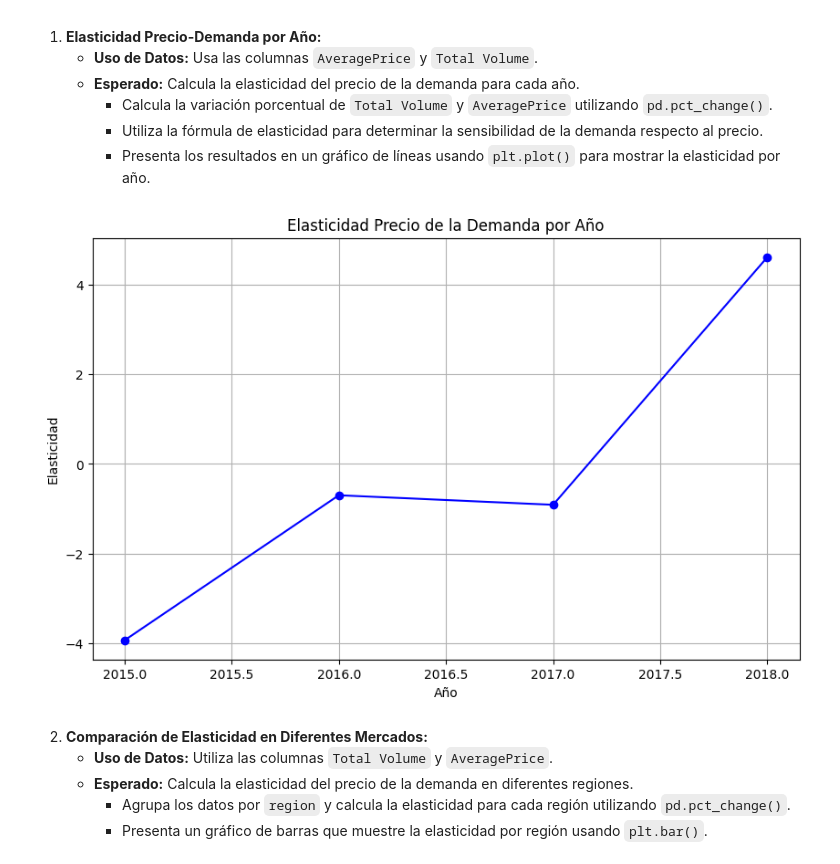
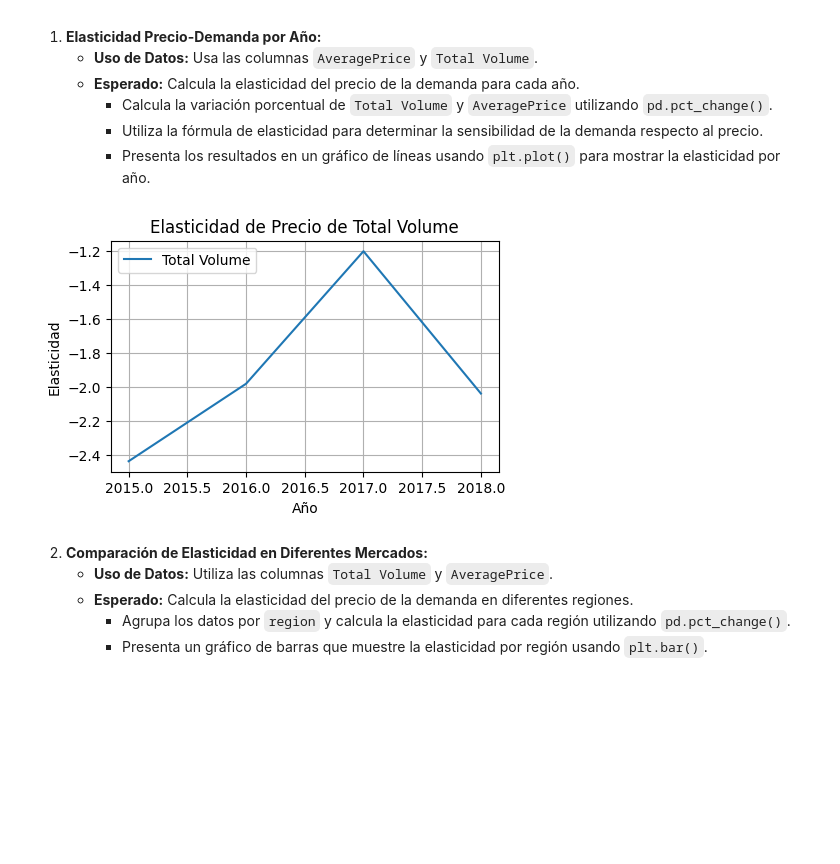
Before and after one commit to germanztz/data-science-uoc-avocado, a Jupyter notebook: german.ipynb, the cells around one changed output. Saved outputs shown, nothing was run; the diff lists cells and outputs as text; code cells hidden in the pictures; blank space fills up the shorter version.

```diff
--- a/german.ipynb
+++ b/german.ipynb
@@ -119,12 +127,15 @@ memory usage: 1.9+ MB
 | std | 15.481045 | NaN | 0.402677 | 3.453545e+06 | 1.264989e+06 | 1.204120e+06 | 1.074641e+05 | ... |
 # %%
 print("Observación importante! Existen datasets solapados que alteran los análisis, Separamos los datos por tipo de region")
+
+avocado['Missing Volume'] = avocado['Total Volume'] - avocado['Small Volume'] - avocado['Large Volume'] - avocado['XLarge Volume']
+avocado['Missing Bags'] = (avocado['Total Bags'] - avocado['Small Bags'] - avocado['Large Bags'] - avocado['XLarge Bags']).astype(int)
+
 
 avocado['region_type'] = 'local_region'
 avocado.loc[avocado.region == 'TotalUS', 'region_type'] = 'wide_region'
 group = ['West', 'California', 'SouthCentral', 'Northeast', 'Southeast', 'GreatLakes', 'Midsouth', 'Plains']
 avocado.loc[avocado.region.isin(group), 'region_type'] = 'middle_region'
-
 avocado.groupby('region_type')['region'].count()
 
 avo_local = avocado.loc[avocado.region_type == 'local_region']
@@ -418,31 +453,40 @@ $$
      - Utiliza la fórmula de elasticidad para determinar la sensibilidad de la demanda respecto al precio.
      - Presenta los resultados en un gráfico de líneas usando `plt.plot()` para mostrar la elasticidad por año.
 # %%
-def elasticity_anual(df):
-    # Calcular la variación porcentual para Total Volume y AveragePrice
-    df['Volume Change (%)'] = df['Total Volume'].pct_change()
-    df['Price Change (%)'] = df['AveragePrice'].pct_change()
-
+def get_price_elasticity(df, field):
+    # Calcular la variación porcentual para el Volumen y AveragePrice
+    field_pct_change = df[field].pct_change().dropna()
+    Price_pct_change = df['AveragePrice'].pct_change().dropna()
+    Elasticity = 'Elasticity '+field
     # Calcular la elasticidad del precio de la demanda
-    df['Elasticity'] = df['Volume Change (%)'] / df['Price Change (%)']
+    Elasticity = field_pct_change / Price_pct_change
 
     # Limpieza de datos inf , -inf  y NaN
-    df['Elasticity'] = df['Elasticity'].replace([float('inf'), float('-inf')], pd.NA).dropna()
+    return Elasticity.replace([float('inf'), float('-inf')], pd.NA).dropna()
 
 
+def elasticity_anual(df, field):
+    elac_field_name = 'Elasticity '+field
+    df[elac_field_name] = get_price_elasticity(df, field)
+
     # Agrupar por año y calcular la elasticidad promedio por año
-    avocado_elasticity_by_year = df.groupby('year')['Elasticity'].mean().reset_index()
+    avocado_elasticity_by_year = df.groupby('year')[elac_field_name].mean().reset_index()
 
     # Graficar la elasticidad por año
-    plt.figure(figsize=(10, 6))
-    plt.plot(avocado_elasticity_by_year['year'], avocado_elasticity_by_year['Elasticity'], marker='o', linestyle='-', color='b')
-    plt.title('Elasticidad Precio de la Demanda por Año')
+    plt.plot(avocado_elasticity_by_year['year'], avocado_elasticity_by_year[elac_field_name], label=field)
+    plt.title(f'Elasticidad de Precio de {field}')
     plt.xlabel('Año')
     plt.ylabel('Elasticidad')
+    plt.legend()
     plt.grid(True)
-    plt.show()
+
+plt.figure(figsize=(5, 3))
+elasticity_anual(avo_wide, 'Total Volume')
+# elasticity_anual(avo_middle, 'Total Volume')
+# elasticity_anual(avo_local, 'Total Volume')
+plt.show()
 # %% [output]
-[figure, old version]
+[figure, new version]
 # %% [markdown]
 2. **Comparación de Elasticidad en Diferentes Mercados:**
    - **Uso de Datos:** Utiliza las columnas `Total Volume` y `AveragePrice`.
```
Also changed, not shown: parts of 13 cells of this notebook, 2 other files.
